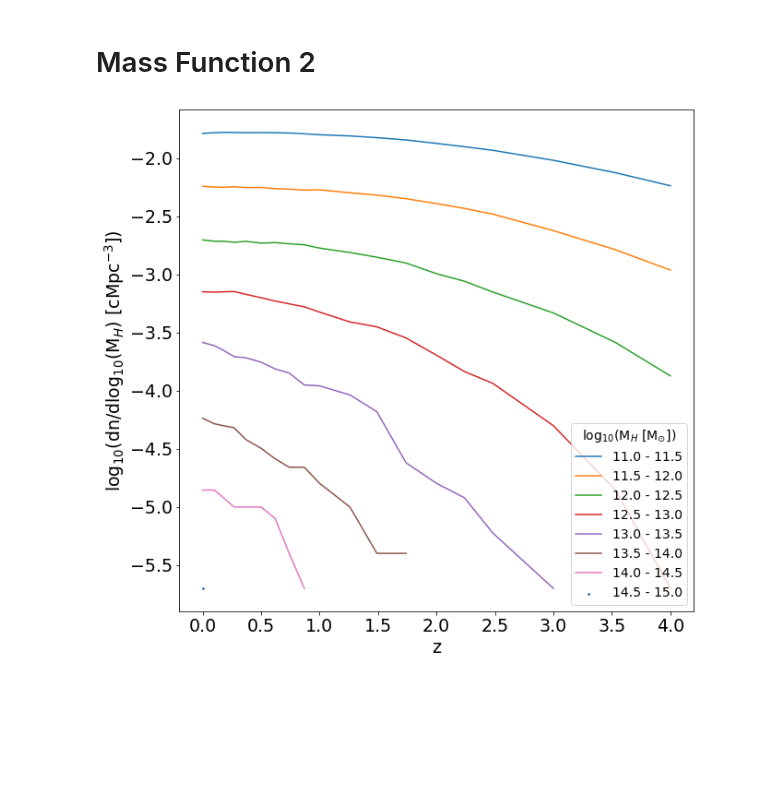
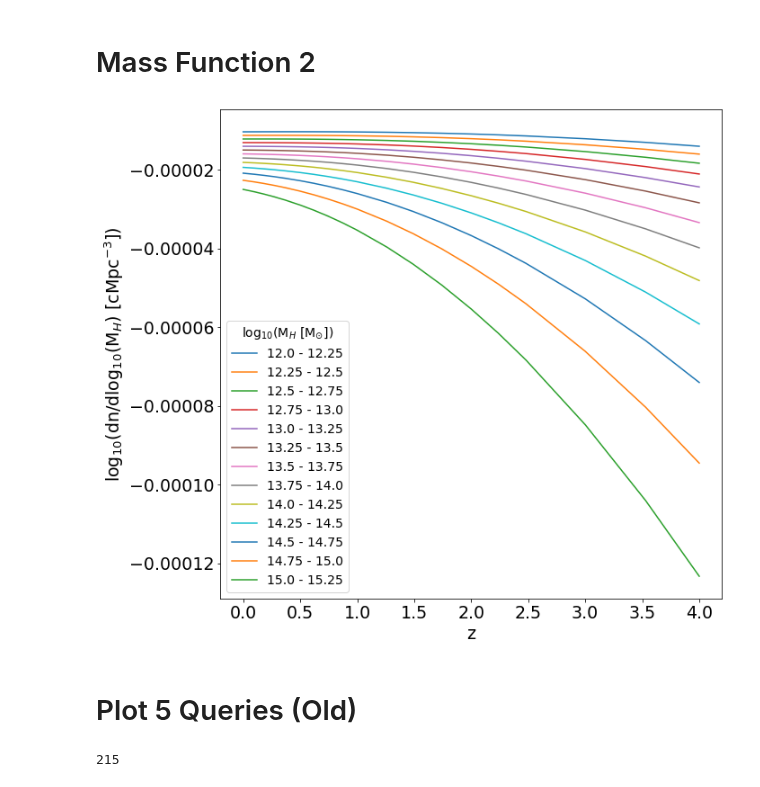
Before and after one commit to xvh422/L4-Project, a Jupyter notebook: J_Carter_Code.ipynb, the cells around one changed output. Saved outputs shown, nothing was run; the diff lists cells and outputs as text; code cells hidden in the pictures; blank space fills up the shorter version.

```diff
--- a/J_Carter_Code.ipynb
+++ b/J_Carter_Code.ipynb
@@ -847,13 +853,21 @@ for z, colour in zip(redshifts, colours):
   hist = Results_2[z]['num'][:] / float(sim_size)**3.
   hist = hist / bin_width
 
-  plt.plot(Results_2[z]['mass'], np.log10(hist), label="z ={0:2s}".format(str(z)), color=colour)
-  plt.plot(np.log10(masses), Mfuncs[z], linestyle='--', color=colour)
+  errors = []
+  for i in range(len(Results_2[z]['num'])):
+    error = math.sqrt(1/Results_2[z]['num'][i])/(bin_width*sim_size**3)
+    log_error = (1/np.log(10)) * (error/hist[i])
+    errors = errors + [log_error]
+  errors = np.array(errors)
+
+  plt.errorbar(Results_2[z]['mass'], np.log10(hist), yerr=errors, color=colour, linestyle='--')
+  plt.scatter(Results_2[z]['mass'], np.log10(hist), label="z ={0:2s}".format(str(z)), color=colour)
+  plt.plot(np.log10(masses), Mfuncs[z], color=colour)
 
 plt.xlabel(r'log$_{10}$(M$_{H}$ [M$_{\odot}$])')
 plt.ylabel(r'log$_{10}$(dn/dlog$_{10}$(M$_{H}$) [cMpc$^{-3}$])')
 plt.legend()
-plt.ylim(-5.25, -2.5)
+plt.ylim(-5.5, -2.5)
 
 plt.savefig('Mass_Function.jpeg', bbox_inches = 'tight')
 plt.show()
@@ -901,37 +901,58 @@ for num, z in zip(snapnums_3, redshifts_2):
 # %%
 Results_4 = {}
 
-for mass in Results_3[0.0]['mass']:
+for mass in powers:
     Results_4[mass] = []
 
 for z in redshifts_2:
-  hist = Results_3[z]['num'][:] / float(sim_size)**3.
+  hist = Results_3[z][:] / float(sim_size)**3.
   hist = hist / bin_width
-  for i in range(len(Results_3[z]['mass'])):
-    mass = Results_3[z]['mass'][i]
+  for i in range(len(powers)):
+    mass = powers[i]
     Results_4[mass] = Results_4[mass] + [hist[i]]
 # %% [markdown]
 # Mass Function 2
 # %%
 plt.figure(figsize = (10,10))
 
-for mass in Results_3[0.0]['mass']:
-  l = len(Results_4[mass])
-  if l > 1:
-    plt.plot(redshifts_2[0:l], np.log10(Results_4[mass]),
-             label="%s - %s"%(math.ceil((mass-bin_width/2)*10)/10, math.ceil((mass+bin_width/2)*10)/10))
-  else:
-    plt.scatter(redshifts_2[0:l], np.log10(Results_4[mass]), s=3,
-                label="%s - %s"%(math.ceil((mass-bin_width/2)*10)/10, math.ceil((mass+bin_width/2)*10)/10))
+for mass in powers:
+  plt.plot(redshifts_2[0:l], Results_4[mass],
+             label="%s - %s"%(math.ceil((mass)*100)/100, math.ceil((mass+bin_width)*100)/100))
 
 plt.xlabel(r'z')
 plt.ylabel(r'log$_{10}$(dn/dlog$_{10}$(M$_{H}$) [cMpc$^{-3}$])')
 plt.rcParams['font.size'] = '14'
 plt.legend(title=r'log$_{10}$(M$_{H}$ [M$_{\odot}$])')
 plt.rcParams['font.size'] = '19'
 #plt.ylim(-5.5, -2.5)
 
 plt.savefig('Mass_Function_2.jpeg', bbox_inches = 'tight')
 plt.show()
 # %% [output]
-[figure, old version]
+[figure, new version]
+# %% [markdown]
+# Plot 5 Queries (Old)
+# %%
+sim_name = 'RefL0100N1504'
+sim_size = 100.
+
+Query_IDs = "SELECT \
+            log10(AP.Mass_Star) as mass, \
+            log10(SH.MassType_DM) as halo, \
+            (AP.SFR/AP.Mass_Star) as ssfr, \
+            SH.GalaxyID as id \
+           FROM \
+            %s_SubHalo as SH, \
+            %s_Aperture as AP \
+           WHERE \
+            SH.SnapNum = 28 and \
+            SH.SubGroupNumber = 0 and \
+            SH.MassType_DM > 3.16227766e12 and \
+            (AP.SFR/AP.Mass_Star) < 5.0e-12 and \
+            AP.ApertureSize = 30 and \
+            SH.GalaxyID = AP.GalaxyID"%(sim_name, sim_name)
+
+Data_IDs = sql.execute_query(con, Query_IDs)
+print(len(Data_IDs['id']))
+# %% [output]
+215
```
Also changed, not shown: parts of 10 cells of this notebook.
